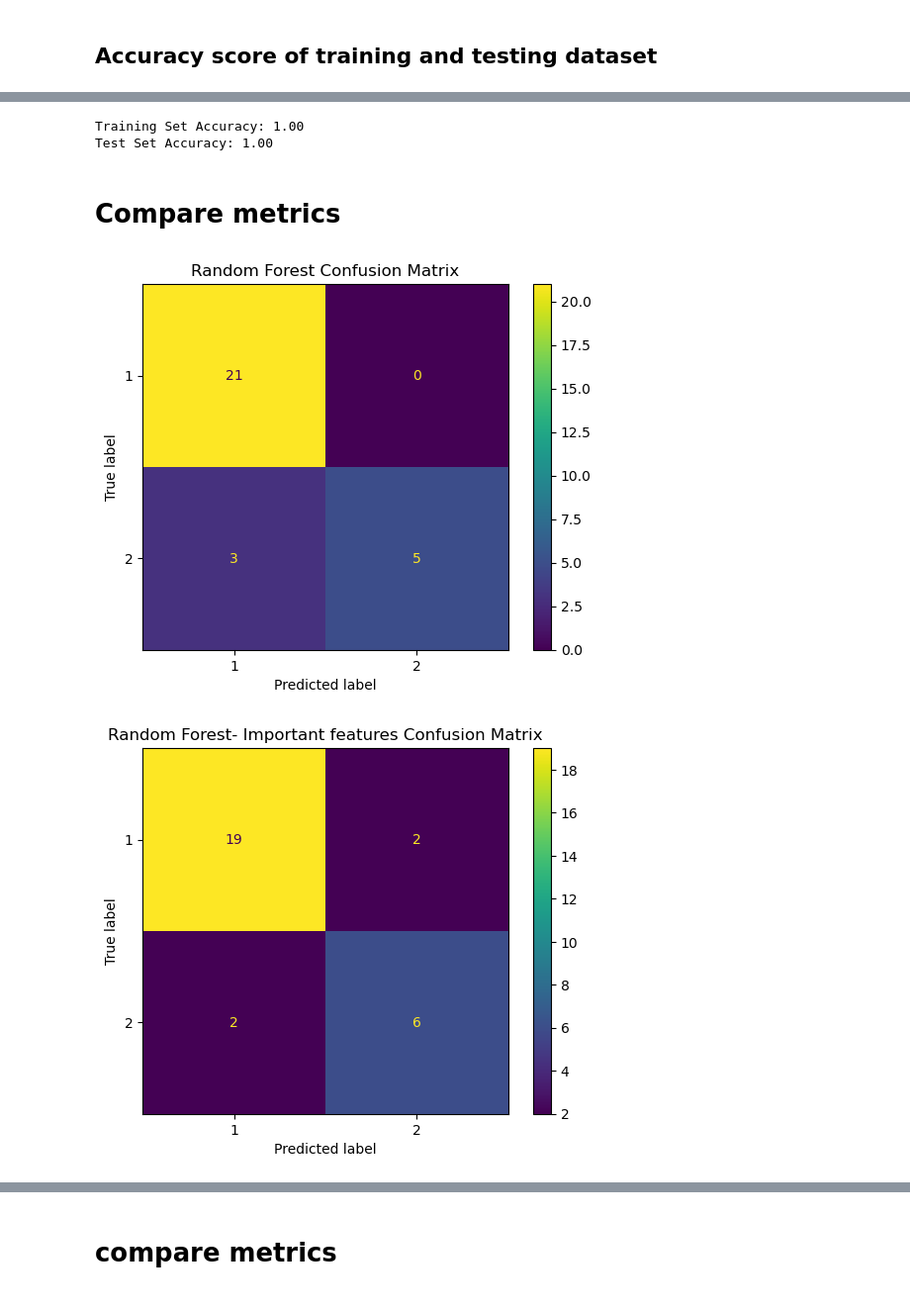
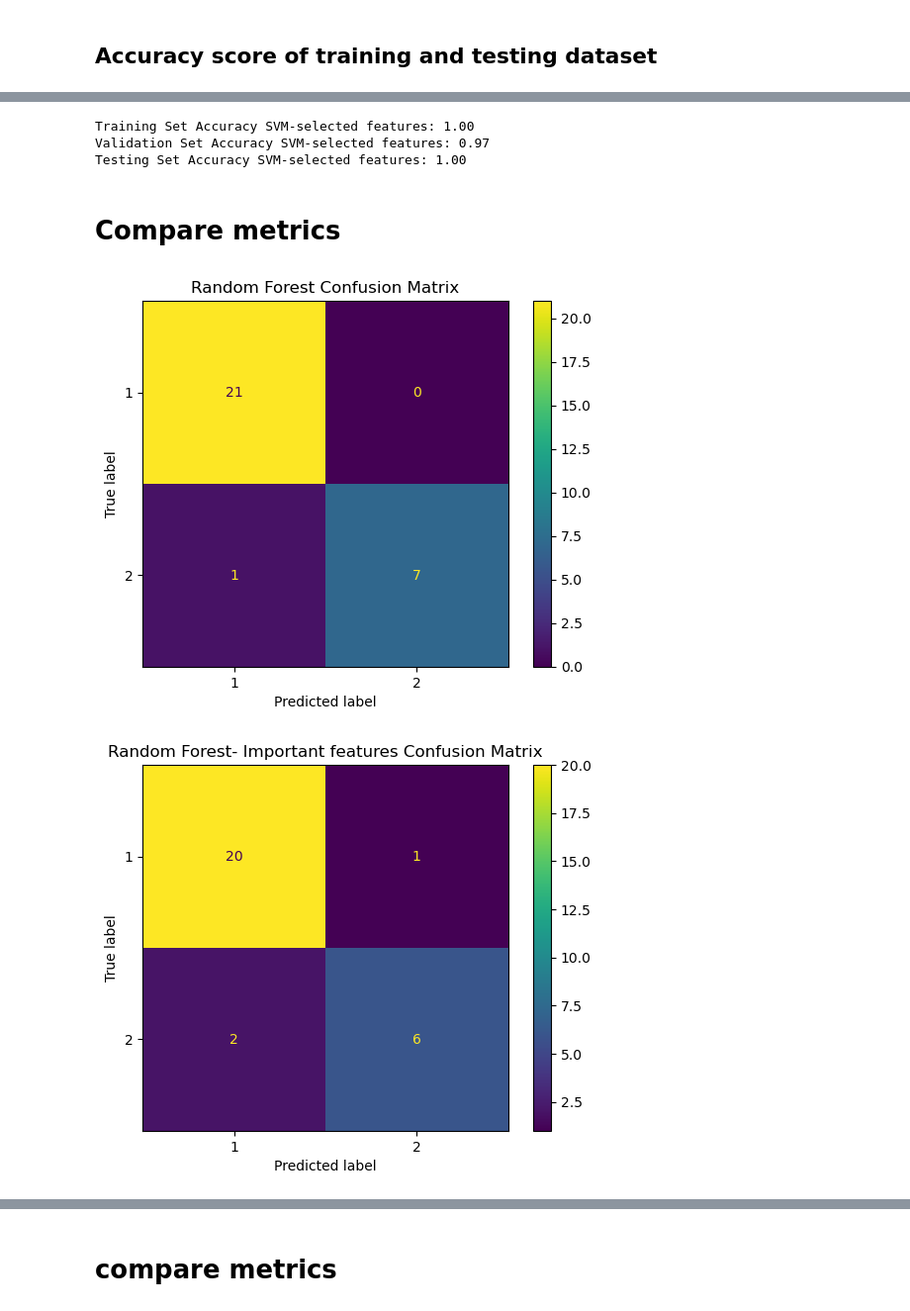
Before and after one commit to ak523/PDAC-Subtype-Classification-using-Gene-Signatures, a Jupyter notebook: PDAC.ipynb, the cells around one changed output, grey strips where cells are left out. Shown: that part at 99% size. Cells and saved outputs as stored; diff of their text form; code cells hidden in the pictures.

```diff
--- a/PDAC.ipynb
+++ b/PDAC.ipynb
@@ -269,16 +320,20 @@ Stratified SVM Cross-Validation Accuracy: 0.94 (+/- 0.07)
 svm_param_grid = {
     'C': [0.1, 1, 10],
     'kernel': ['linear', 'rbf'],
-    'class_weight': [None, 'balanced']
+    'class_weight': ['balanced']
 }
 
 # Choose a metric that handles imbalance better, e.g., 'f1' or 'roc_auc'
-svm_grid_search = GridSearchCV(SVC(probability=True, random_state=42), svm_param_grid, cv=5, scoring='f1')
+svm_grid_search = GridSearchCV(SVC(probability=True, random_state=42), param_grid=svm_param_grid,
+                               cv=StratifiedKFold(n_splits=5), scoring='f1', n_jobs=-1, verbose=2)
 
 # Fit the grid search object
 svm_grid_search.fit(X_train, y_train)
 
-# Print results
-print("Best Parameters for SVM:", svm_grid_search.best_params_)
-print("Best Cross-Validated Score for SVM:", svm_grid_search.best_score_)
+# Get the best model
+best_svm_model = svm_grid_search.best_estimator_
+
+# Best parameters from Grid Search
+best_params_svm = svm_grid_search.best_params_
+print("Best Parameters for Random Forest:", best_params_svm)
 # %% [output]
@@ -287,3 +341,0 @@ Best Cross-Validated Score for SVM: 0.9646956964604023
-# %%
-svm_model = SVC(**svm_grid_search.best_params_)
-svm_model.fit(X_train, y_train)
@@ -313,12 +372,15 @@ print (svm_accuracy)
 # %% [markdown]
 ## Train model 4- SVM with selected features
 # %%
-# Fit RFE with SVM classifier
+# Step 1: Select Top Features with RFE
 svc = SVC(kernel="linear", random_state=42)
-rfe = RFE(estimator=svc, n_features_to_select=20)
+rfe = RFE(estimator=svc, n_features_to_select=20, step=1)
+
+# Fit RFE on the training set
 X_train_top_svm = rfe.fit_transform(X_train, y_train)
 
-# Select the same features in the test set
+# Apply transformation to the validation and test sets
+X_val_top_svm = rfe.transform(X_val)
 X_test_top_svm = rfe.transform(X_test)
 
 # Optional: Check which features were selected
@@ -332,18 +394,18 @@ Selected Features: [False False  True  True False False False  True False False
  False False]
 # %%
-# hyperparameter tuning and model evaluation
+# Step 2: Hyperparameter Tuning with GridSearchCV using Validation Set
 svm_param_grid = {
     'C': [0.1, 1, 10],  # Regularization parameter
     'kernel': ['linear'],  # Using linear kernel
     'class_weight': ['balanced']  # To handle class imbalance
 }
 
-# Perform Grid Search with Cross-Validation
-grid_search_svm = GridSearchCV(SVC(random_state=42), svm_param_grid, cv=5, scoring='accuracy')
+grid_search_svm = GridSearchCV(SVC(random_state=42), svm_param_grid, cv=StratifiedKFold(n_splits=5),
+                               scoring='accuracy', n_jobs=-1, verbose=2)
+
 grid_search_svm.fit(X_train_top_svm, y_train)
 
 # Best parameters from Grid Search
 best_params = grid_search_svm.best_params_
-print("Best Parameters for SVM with selected features:", best_params)
-print("Best Cross-Validated Score for SVM with Selected Features:", svm_grid_search.best_score_)
+print("Best Parameters for SVM with Selected Features:", best_params)
 # %% [output]
@@ -429,35 +514,45 @@ Training Set Accuracy SVM: 1.00
 Testing Set Accuracy SVM: 1.00
-# %%
-# Calculate accuracy on the training set
-train_predictions = svc.predict(X_train_top_svm)
-train_accuracy = accuracy_score(y_train, train_predictions)
-print("Training Set Accuracy: %0.2f" % train_accuracy)
-
-# Calculate accuracy on the test set
-test_predictions = svc.predict(X_test_top_svm)
-test_accuracy = accuracy_score(y_test, test_predictions)
-print("Test Set Accuracy: %0.2f" % test_accuracy)
-# %% [output]
-Training Set Accuracy: 1.00
-Test Set Accuracy: 1.00
+# %%
+# Predicting on the training set
+y_train_pred = svm_model_top.predict(X_train_top_svm)
+
+# Predicting on the validation set
+y_val_pred = svm_model_top.predict(X_val_top_svm)
+
+# Predicting on the testing set
+y_test_pred = svm_model_top.predict(X_test_top_svm)
+
+# Calculating accuracy for both sets
+train_accuracy = accuracy_score(y_train, y_train_pred)
+val_accuracy = accuracy_score(y_val, y_val_pred)
+test_accuracy = accuracy_score(y_test, y_test_pred)
+
+# Printing the accuracies
+print(f"Training Set Accuracy SVM-selected features: {train_accuracy:.2f}")
+print(f"Validation Set Accuracy SVM-selected features: {val_accuracy:.2f}")
+print(f"Testing Set Accuracy SVM-selected features: {test_accuracy:.2f}")
+# %% [output]
+Training Set Accuracy SVM-selected features: 1.00
+Validation Set Accuracy SVM-selected features: 0.97
+Testing Set Accuracy SVM-selected features: 1.00
 # %% [markdown]
 # Compare metrics
 # %%
 ConfusionMatrixDisplay.from_estimator(rf_model, X_test, y_test).ax_.set_title('Random Forest Confusion Matrix')
 plt.show()
 
-ConfusionMatrixDisplay.from_estimator(rf_model_top, X_test_rf_top, y_test).ax_.set_title('Random Forest- Important features Confusion Matrix')
+ConfusionMatrixDisplay.from_estimator(best_rf_model, X_test_rf_top, y_test).ax_.set_title('Random Forest- Important features Confusion Matrix')
 plt.show()
 
 
 ConfusionMatrixDisplay.from_estimator(svm_model, X_test, y_test).ax_.set_title('SVM Confusion Matrix')
 plt.show()
 
 ConfusionMatrixDisplay.from_estimator(svm_model_top, X_test_top_svm, y_test).ax_.set_title('SVM- Important features Confusion Matrix')
 plt.show()
 # %% [output]
 [figure]
-[figure, old version]
+[figure, new version]
 [figure]
 [figure]
 # %% [markdown]
```
Also changed, not shown: parts of 36 cells of this notebook.
